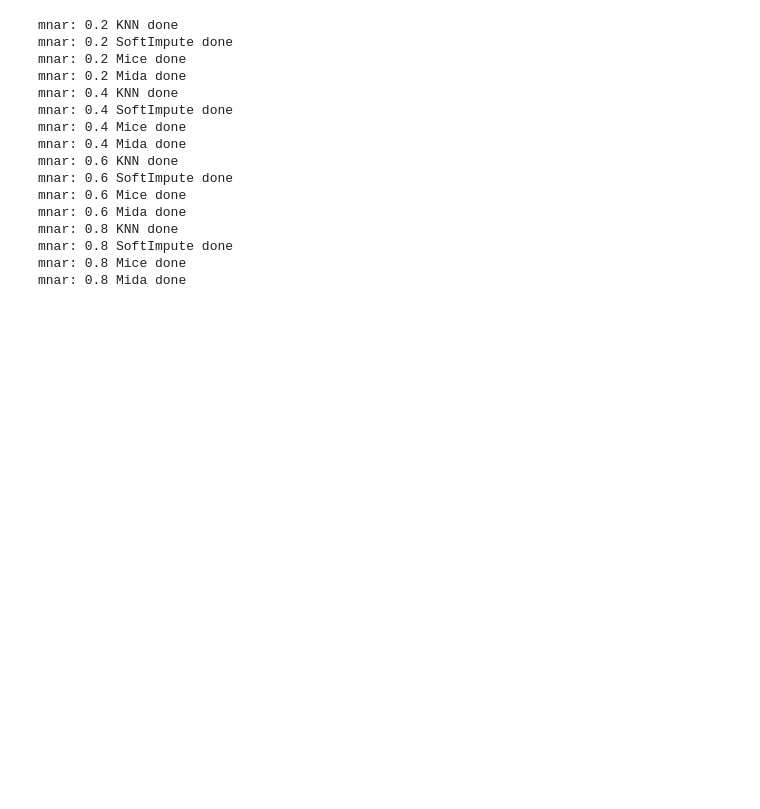
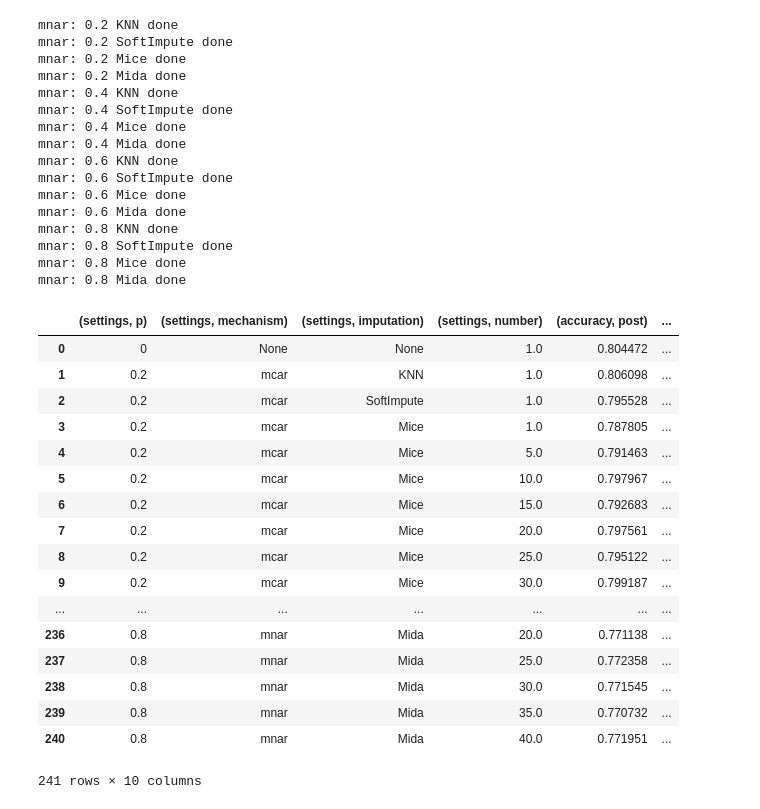
Before and after one commit to marcuspappik/Imputation, a Jupyter notebook: classification.ipynb, the cells around one changed output. Saved outputs shown, nothing was run; the diff lists cells and outputs as text; code cells hidden in the pictures; blank space fills up the shorter version.

```diff
--- a/classification.ipynb
+++ b/classification.ipynb
@@ -117,3 +117,24 @@ lnorm_evaluation.dump_results()
 # %%
 time_evaluation.evaluation_results
 time_evaluation.dump_results()
+# %%
+clf_evaluation.evaluation_results
+# %% [output]
+|  | (settings, p) | (settings, mechanism) | (settings, imputation) | (settings, number) | (accuracy, post) | ... |
+| 0 | 0 | None | None | 1.0 | 0.804472 | ... |
+| 1 | 0.2 | mcar | KNN | 1.0 | 0.806098 | ... |
+| 2 | 0.2 | mcar | SoftImpute | 1.0 | 0.795528 | ... |
+| 3 | 0.2 | mcar | Mice | 1.0 | 0.787805 | ... |
+| 4 | 0.2 | mcar | Mice | 5.0 | 0.791463 | ... |
+| 5 | 0.2 | mcar | Mice | 10.0 | 0.797967 | ... |
+| 6 | 0.2 | mcar | Mice | 15.0 | 0.792683 | ... |
+| 7 | 0.2 | mcar | Mice | 20.0 | 0.797561 | ... |
+| 8 | 0.2 | mcar | Mice | 25.0 | 0.795122 | ... |
+| 9 | 0.2 | mcar | Mice | 30.0 | 0.799187 | ... |
+| ... | ... | ... | ... | ... | ... | ... |
+| 236 | 0.8 | mnar | Mida | 20.0 | 0.771138 | ... |
+| 237 | 0.8 | mnar | Mida | 25.0 | 0.772358 | ... |
+| 238 | 0.8 | mnar | Mida | 30.0 | 0.771545 | ... |
+| 239 | 0.8 | mnar | Mida | 35.0 | 0.770732 | ... |
+| 240 | 0.8 | mnar | Mida | 40.0 | 0.771951 | ... |
+241 rows × 10 columns
```
Also changed, not shown: 6 other files.
